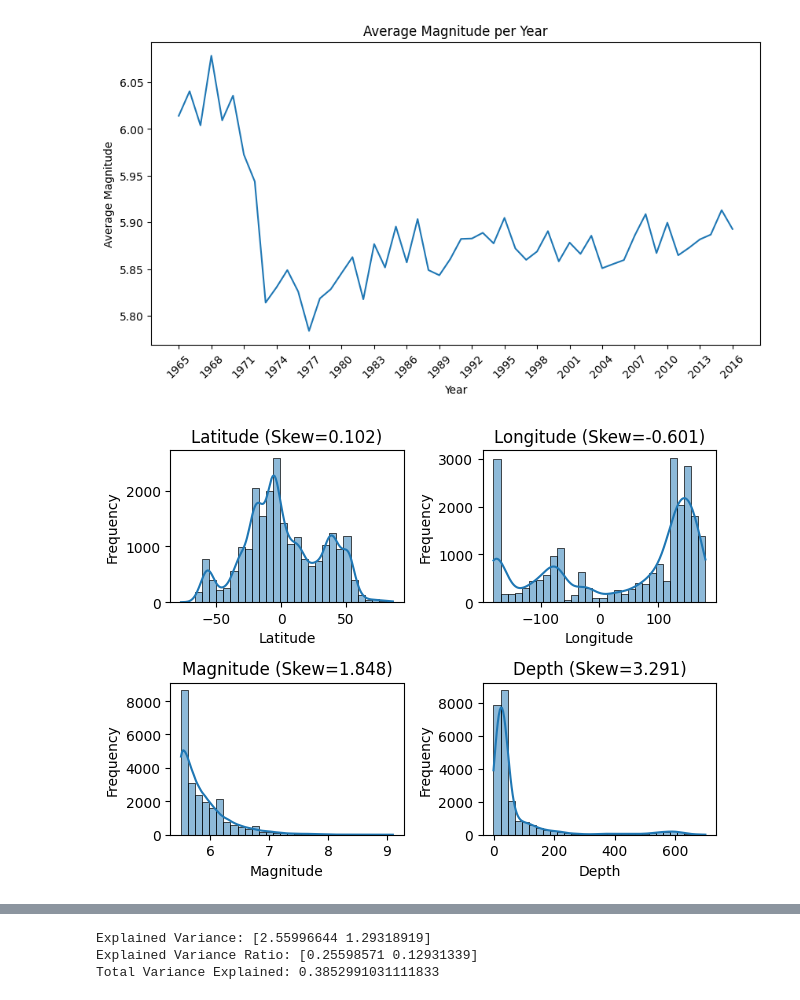
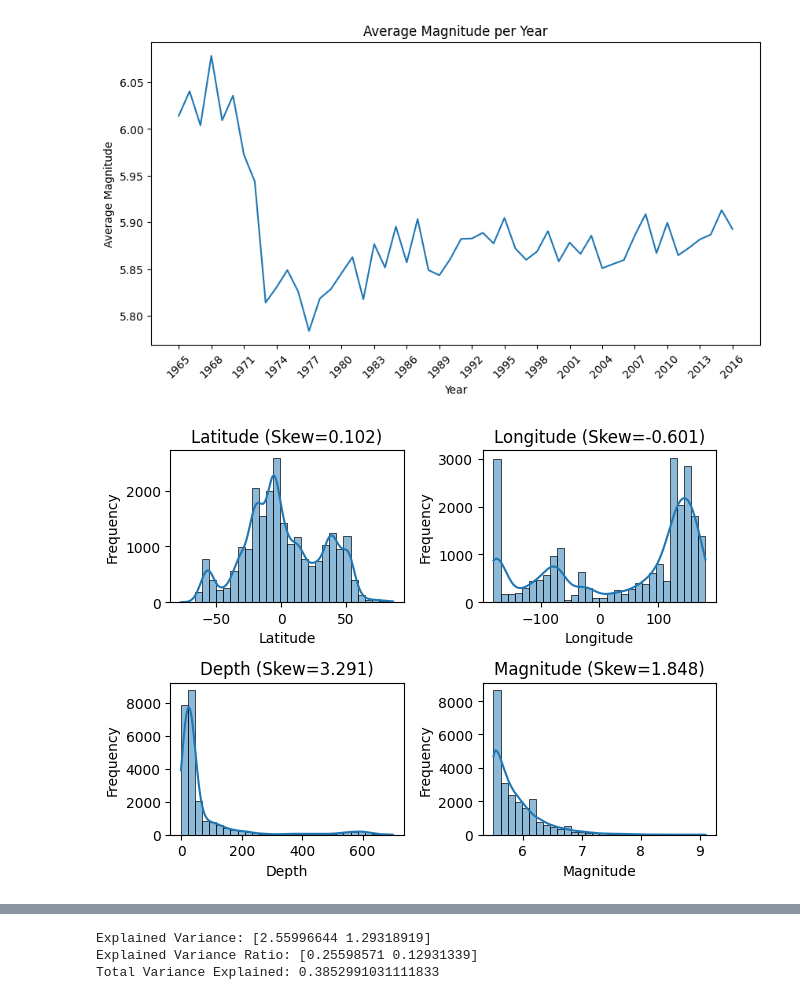
Before and after one commit to kanika-07cs/Earthquake_Clustering_Task, a Jupyter notebook: Task.ipynb, the cells around one changed output, grey strips where cells are left out. Saved outputs shown, nothing was run; the diff lists cells and outputs as text; code cells hidden in the pictures.

```diff
--- a/Task.ipynb
+++ b/Task.ipynb
@@ -170,19 +170,19 @@ le = LabelEncoder()
 for col in label_cols:
     df[col] = le.fit_transform(df[col])
 # %%
-numeric_cols = ['Latitude','Longitude','Magnitude','Depth']
+numeric_cols = ['Latitude','Longitude','Depth','Magnitude']
 skew = df[numeric_cols].skew()
 for i, col in enumerate(numeric_cols):
     plt.subplot(2, 2, i + 1)
     sns.histplot(df[col], kde=True, bins=30)
     plt.title(f'{col} (Skew={skew[col]:.3f})')
     plt.xlabel(col)
     plt.ylabel('Frequency')
 
 plt.tight_layout()
 plt.show()
 # %% [output]
-[figure, old version]
+[figure, new version]
 # %%
 pt = PowerTransformer(method='yeo-johnson')
 df[numeric_cols] = pt.fit_transform(df[numeric_cols])
```
Also changed, not shown: parts of 4 cells of this notebook, 16 other files.
